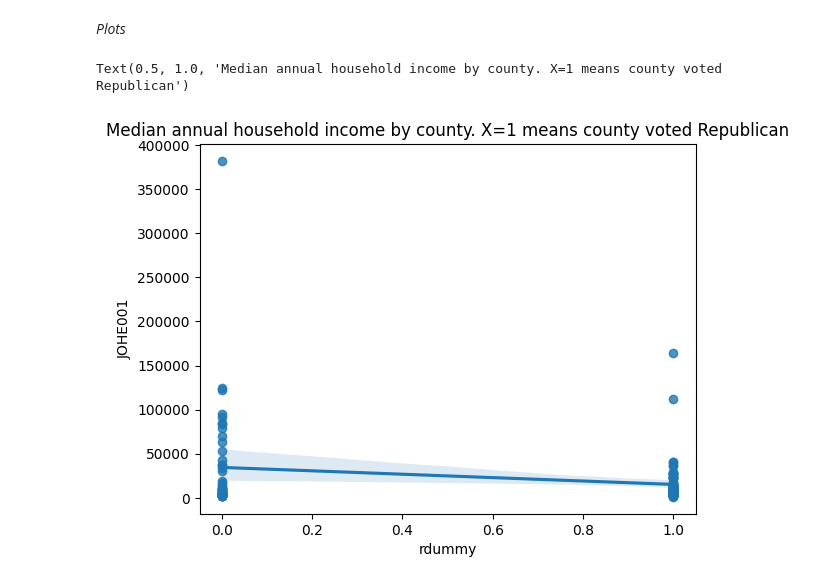
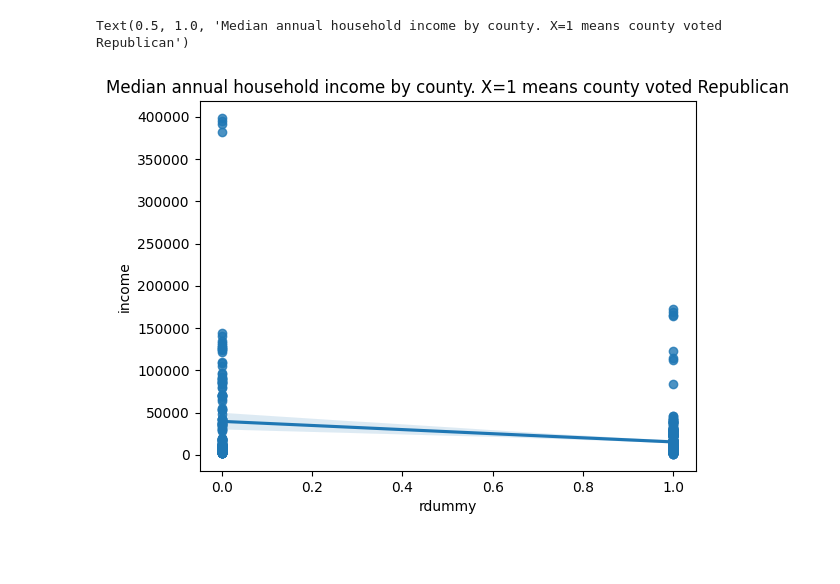
Before and after one commit to Hep7vv/DS3001-Final-Project, a Jupyter notebook: eda.ipynb, the cells around one changed output. Drawn from its saved outputs; the diff is of its cells as text; code cells hidden in the pictures; blank space fills up the shorter version.

```diff
--- a/eda.ipynb
+++ b/eda.ipynb
@@ -88,5 +127,7 @@ df_votes['rdummy'] = df_votes.apply(rdummy, axis=1)
+# %%
+df['pctwhite'] = (df['whitepop'] / df['totpop']) * 100
 # %%
-order = ['county_fips', 'year', 'winner', 'margin', 'dvotes', 'rvotes', 'ivotes', 'COUNTY', 'rdummy']
+order = ['county_fips', 'year', 'winner', 'margin', 'dvotes', 'rvotes', 'ivotes', 'total_votes', 'COUNTY', 'rdummy', 'income',
+         'totpop', 'whitepop','pctwhite', 'total_votes']
 others = [x for x in df_votes.columns if x not in order]
-df = df_votes.loc[:, order + others]
-# df = df.dropna(axis=1)
+df = df.loc[:, order + others]
@@ -99,2 +141,0 @@ Text(0.5, 1.0, 'Democrats win counties by larger margins')
-# %%
-df = df.reset_index(drop=False)
@@ -117,12 +142,6 @@ test = test.dropna()
-# %%
-df = pd.merge(df, test[['index', 'Household Income']], on='index', how='left')
-# %% [markdown]
-*Plots*
 # %%
-x = df['rdummy']
-y = df['Household Income']
-sns.regplot(data=df, x='rdummy', y='JOHE001')
+sns.regplot(data=df, x='rdummy', y='income')
 plt.title('Median annual household income by county. X=1 means county voted Republican')
 # %% [output]
 Text(0.5, 1.0, 'Median annual household income by county. X=1 means county voted Republican')
-[figure, old version]
+[figure, new version]
```
Also changed, not shown: parts of 28 cells of this notebook.
